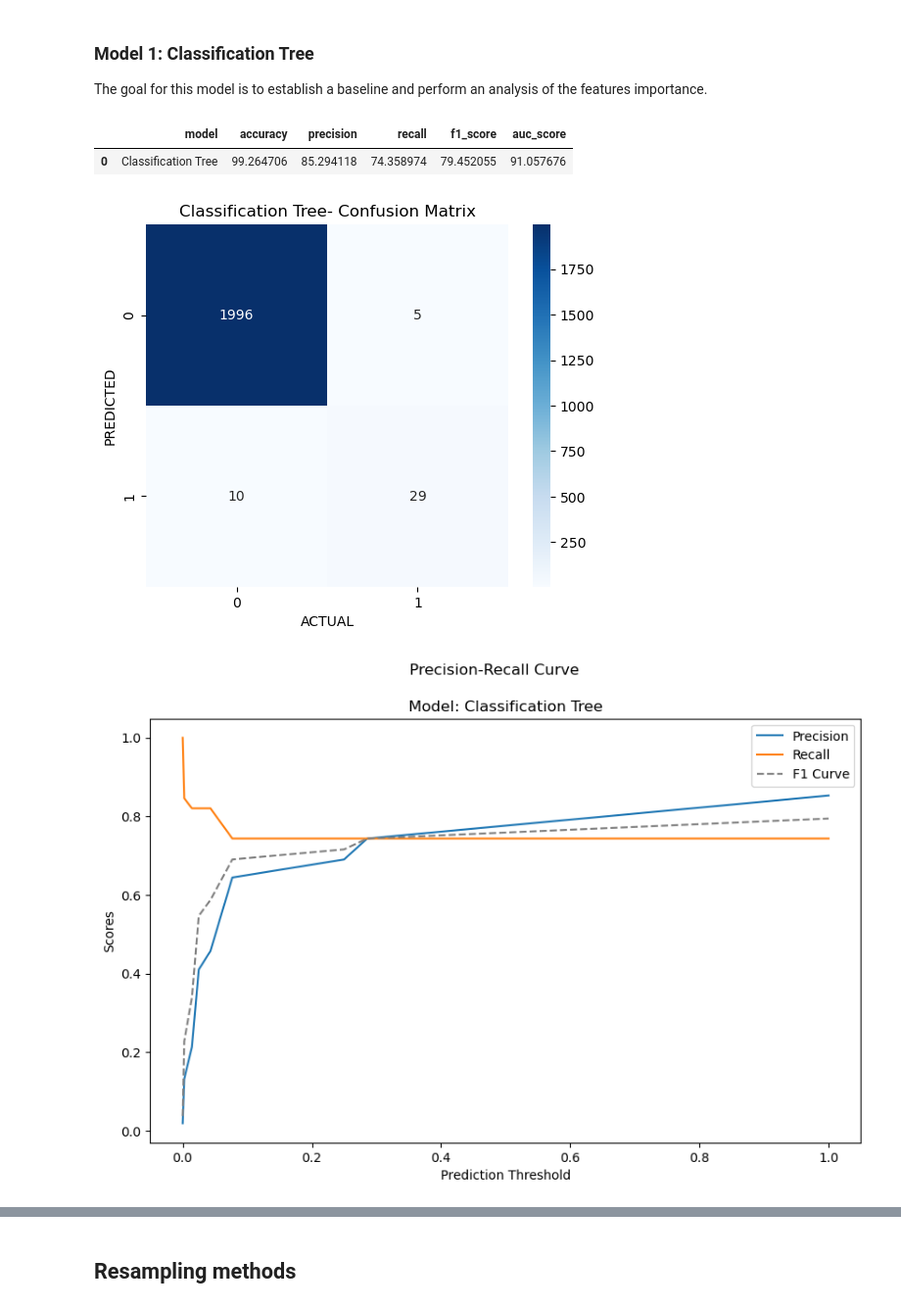
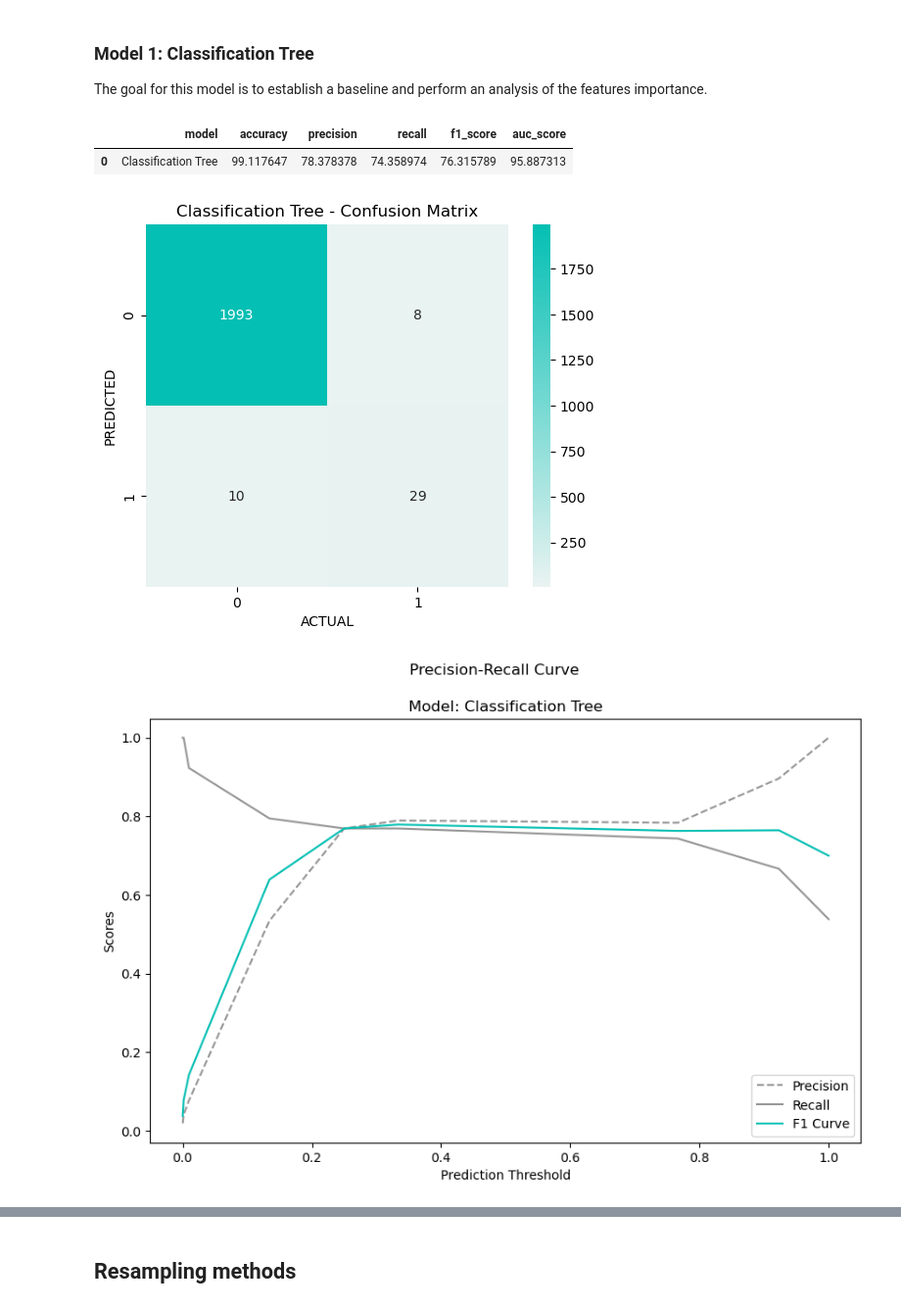
Before and after one commit to benoitchamot/Shootings, a Jupyter notebook: Model/Model_performance.ipynb, the cells around one changed output, grey strips where cells are left out. Shown at 98% size. Saved outputs shown, nothing was run; the diff lists cells and outputs as text; code cells hidden in the pictures.

```diff
--- a/Model/Model_performance.ipynb
+++ b/Model/Model_performance.ipynb
@@ -121,15 +123,20 @@ def scale_data(X_train, X_test, scale):
+# %%
+# Define plot parameters
+main_color = '#969696'
+highlight_color = '#04bfb3'
+default_figsize = (10,6)
 # %%
 def show_confusion_matrix(matrix, title, save=False):
     fig, ax = plt.subplots()
 
     sns.heatmap(
         matrix,
-        cmap='Blues',
         annot=True,
         fmt='g',
         square=True,
         xticklabels=['0', '1'],
-        yticklabels=['0', '1']
+        yticklabels=['0', '1'],
+        cmap=sns.color_palette(f"light:{highlight_color}", as_cmap=True)
     ).set(
         xlabel='ACTUAL',
         ylabel='PREDICTED',
@@ -190,9 +197,9 @@ def plot_prcurve(pr_curve, model_name='Unnamed'):
     # Plot curve
     fig, ax = plt.subplots(figsize=(10,6))
 
-    ax.plot(t_curve, p_curve[:-1], label = 'Precision')
-    ax.plot(t_curve, r_curve[:-1], label = 'Recall')
-    ax.plot(t_curve, f1_scores, label='F1 Curve', ls='--', c='grey')
+    ax.plot(t_curve, p_curve[:-1], label = 'Precision', ls='--', c=main_color)
+    ax.plot(t_curve, r_curve[:-1], label = 'Recall', c=main_color)
+    ax.plot(t_curve, f1_scores, label='F1 Curve', c=highlight_color)
 
     ax.set_xlabel('Prediction Threshold')
     ax.set_ylabel('Scores')
@@ -210,8 +217,8 @@ def plot_roc_curve(roc_param, metrics, model_name='Unnamed'):
     # Plot the ROC Curve
     fig, ax = plt.subplots(figsize=(10,6))
 
-    ax.plot(fpr, tpr, label = f'Model (AUC = {auc_score:.2f})')
-    ax.plot([0,1], [0,1], 'k--', label = 'Random Guess (AUC = 0.5)')
+    ax.plot(fpr, tpr, label = f'Model (AUC = {auc_score/100:.2f})', c=highlight_color)
+    ax.plot([0,1], [0,1], 'k--', label = 'Random Guess (AUC = 0.5)', c=main_color)
 
     # Formatting
     ax.set_xlabel('False Postive Rate')
@@ -300,32 +307,32 @@ The goal for this model is to establish a baseline and perform an analysis of th
 # %%
 # Split the data using train_test_split
 # Assign a random_state of 1 to the function
 X_train, X_test, y_train, y_test = train_test_split(X,y,random_state=1,stratify=y, test_size=0.2)
 X_train, X_test = scale_data(X_train, X_test, True)
 
 # Prepare and fit model
-model_1 = DecisionTreeClassifier(max_depth=11).fit(X_train, y_train)
+model_1 = DecisionTreeClassifier(max_depth=8).fit(X_train, y_train)
 model_1_name = 'Classification Tree'
 
 # Get predictions and probabilities
 y_pred_1 = model_1.predict(X_test)
 y_proba_1 = model_1.predict_proba(X_test)[:,1]
 
 # Get model performance metrix
 metrics_1, pr_curve_1, roc_param_1 = model_performance_metrics(y_test, y_proba_1, y_pred_1, model_1_name)
 display(pd.DataFrame([metrics_1]))
 
 # Compute and display confusion matrix
 model_1_cm = confusion_matrix(y_test, y_pred_1)
-show_confusion_matrix(model_1_cm, f'{model_1_name}- Confusion Matrix')
+show_confusion_matrix(model_1_cm, f'{model_1_name} - Confusion Matrix')
 
 # Plot Precision-Recall Curve
 plot_prcurve(pr_curve_1, model_1_name)
 
 # ROC Curve
 plot_roc_curve(roc_param_1, metrics_1, model_1_name)
 # %% [output]
 |  | model | accuracy | precision | recall | f1_score | auc_score |
-| 0 | Classification Tree | 99.264706 | 85.294118 | 74.358974 | 79.452055 | 91.057676 |
+| 0 | Classification Tree | 99.117647 | 78.378378 | 74.358974 | 76.315789 | 95.887313 |
-[figure, old version]
+[figure, new version]
-[figure, old version]
+[figure, new version]
```
Also changed, not shown: parts of 16 cells of this notebook.
